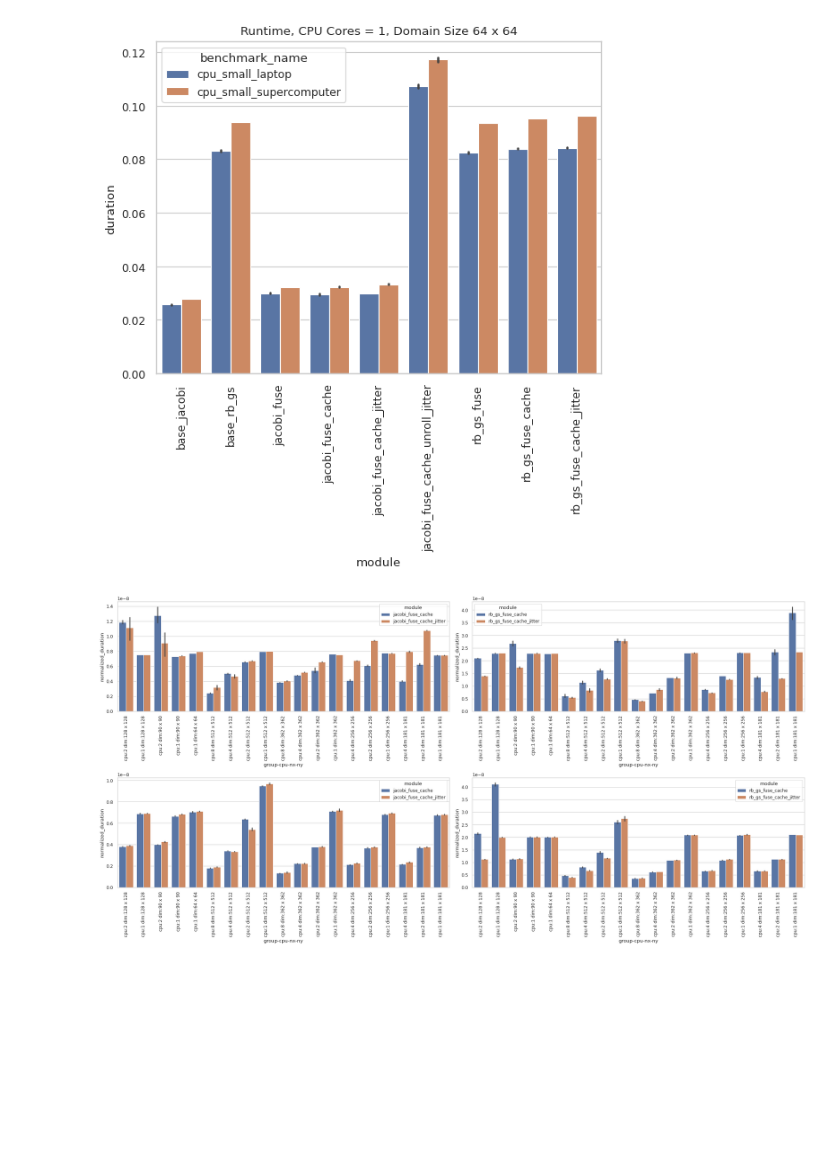
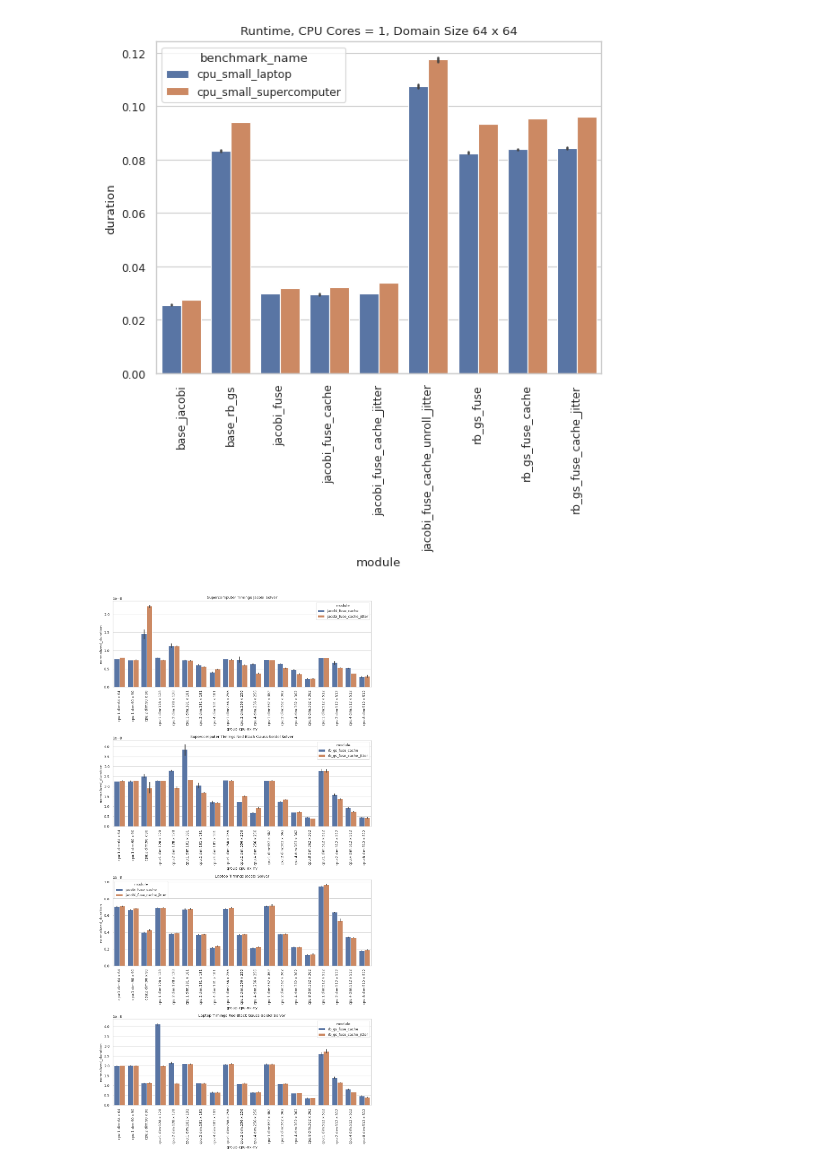
Before and after one commit to MarcelFerrari/Pyroclast, a Jupyter notebook: scripts/thesis/thesis_plots.ipynb, the cells around one changed output. Cells and saved outputs as stored; diff of their text form; code cells hidden in the pictures; blank space fills up the shorter version.

Commit message:
+ Added graphics for gpu computation + New benchmarks on the cluster with numactl + Sorting the values in the jitter, no jitter variant + Aligning the plots vertically

```diff
--- a/scripts/thesis/thesis_plots.ipynb
+++ b/scripts/thesis/thesis_plots.ipynb
@@ -212,13 +255,13 @@ with sns.axes_style("whitegrid"):
 from benchmark import results_processing as rp
 
 laptop_cache = [
-    "/home/alisot2000/Documents/02_ETH/Bachelor_Thesis/Pyroclast/scripts/thesis/benchmark_results_copy/caching_new/laptop/pcbm_20251127-210820_KZLN37DcdxasRrNFAXuIFlAfd7JsxbDXD7iXi0hPxdA=.json",
-    "/home/alisot2000/Documents/02_ETH/Bachelor_Thesis/Pyroclast/scripts/thesis/benchmark_results_copy/caching_new/laptop/pcbm_20251128-053237_txfW8CXpowin3L_35_o13fiI52bn0j620XVdmi3qTek=.json"
+    "/home/alisot2000/Documents/02_ETH/Bachelor_Thesis/Pyroclast/scripts/thesis/benchmark_results_copy/caching_1/laptop/pcbm_20251127-210820_KZLN37DcdxasRrNFAXuIFlAfd7JsxbDXD7iXi0hPxdA=.json",
+    "/home/alisot2000/Documents/02_ETH/Bachelor_Thesis/Pyroclast/scripts/thesis/benchmark_results_copy/caching_1/laptop/pcbm_20251128-053237_txfW8CXpowin3L_35_o13fiI52bn0j620XVdmi3qTek=.json"
 ]
 
 supercomputer_cache = [
-    "/home/alisot2000/Documents/02_ETH/Bachelor_Thesis/Pyroclast/scripts/thesis/benchmark_results_copy/caching_new/piora/pcbm_20251127-144737_jyUj7KY1q_dp-POLlhXbcuq4x3oCcgoYnbH0zbWd7gk=.json",
-    "/home/alisot2000/Documents/02_ETH/Bachelor_Thesis/Pyroclast/scripts/thesis/benchmark_results_copy/caching_new/piora/pcbm_20251127-204632_JlFhB5nK2w5HZx-pWIhcDndJgiSmMeJ6_DIthOGaBL8=.json"
+    "/home/alisot2000/Documents/02_ETH/Bachelor_Thesis/Pyroclast/scripts/thesis/benchmark_results_copy/caching_1/piora/pcbm_20251127-144737_jyUj7KY1q_dp-POLlhXbcuq4x3oCcgoYnbH0zbWd7gk=.json",
+    "/home/alisot2000/Documents/02_ETH/Bachelor_Thesis/Pyroclast/scripts/thesis/benchmark_results_copy/caching_1/piora/pcbm_20251127-204632_JlFhB5nK2w5HZx-pWIhcDndJgiSmMeJ6_DIthOGaBL8=.json"
 ]
 
 laptop_caches = pd.concat(list(map(lambda p : rp.create_dataframe(rp.load_benchmark_run(p)), laptop_cache)), ignore_index=True)
@@ -375,34 +418,41 @@ with sns.axes_style("whitegrid"):
 [figure]
 # %%
 jitter_set_jacobi = joint_df[joint_df["module"].isin(["jacobi_fuse_cache", "jacobi_fuse_cache_jitter"])]
-j_jacobi_sc = jitter_set_jacobi[jitter_set_jacobi["benchmark_name"].isin(["cpu_small_supercomputer", "cpu_medium_supercomputer"])].dropna(subset=["normalized_duration", "duration"])
+j_jacobi_sc = jitter_set_jacobi[jitter_set_jacobi["benchmark_name"].isin(["cpu_small_supercomputer", "cpu_medium_supercomputer"])].dropna(subset=["normalized_duration", "duration"]).sort_values(["nx", "ny", "cpu_count"])
 
 jitter_set_rbgs = joint_df[joint_df["module"].isin(["rb_gs_fuse_cache", "rb_gs_fuse_cache_jitter"])]
-j_rbgs_sc = jitter_set_rbgs[jitter_set_rbgs["benchmark_name"].isin(["cpu_small_supercomputer", "cpu_medium_supercomputer"])].dropna(subset=["normalized_duration", "duration"])
+j_rbgs_sc = jitter_set_rbgs[jitter_set_rbgs["benchmark_name"].isin(["cpu_small_supercomputer", "cpu_medium_supercomputer"])].dropna(subset=["normalized_duration", "duration"]).sort_values(["nx", "ny", "cpu_count"])
 
 jitter_set_jacobi = joint_df[joint_df["module"].isin(["jacobi_fuse_cache", "jacobi_fuse_cache_jitter"])]
-j_jacobi_lt = jitter_set_jacobi[jitter_set_jacobi["benchmark_name"].isin(["cpu_small_laptop", "cpu_medium_laptop"])].dropna(subset=["normalized_duration", "duration"])
+j_jacobi_lt = jitter_set_jacobi[jitter_set_jacobi["benchmark_name"].isin(["cpu_small_laptop", "cpu_medium_laptop"])].dropna(subset=["normalized_duration", "duration"]).sort_values(["nx", "ny", "cpu_count"])
 
 jitter_set_rbgs = joint_df[joint_df["module"].isin(["rb_gs_fuse_cache", "rb_gs_fuse_cache_jitter"])]
-j_rbgs_lt = jitter_set_rbgs[jitter_set_rbgs["benchmark_name"].isin(["cpu_small_laptop", "cpu_medium_laptop"])].dropna(subset=["normalized_duration", "duration"])
+j_rbgs_lt = jitter_set_rbgs[jitter_set_rbgs["benchmark_name"].isin(["cpu_small_laptop", "cpu_medium_laptop"])].dropna(subset=["normalized_duration", "duration"]).sort_values(["nx", "ny", "cpu_count"])
 
 with sns.axes_style("whitegrid"):
-    fig, ax = plt.subplots(2, 2, figsize=(20, 10))
+    fig, ax = plt.subplots(4, 1, figsize=(10, 20))
+
+    # TODO idea: add ratio: jitter / not jitter and make heatmap plot underneath the bar plots
 
     # ax = plt.axes()
-    ax[0, 0].tick_params(axis='x', rotation=90)
-    sns.barplot(data=j_jacobi_sc, x="group-cpu-nx-ny", y="normalized_duration", hue="module", ax=ax[0, 0])
+    ax[0].tick_params(axis='x', rotation=90)
+    ax[0].set_title('Supercomputer Timings Jacobi Solver')
+    sns.barplot(data=j_jacobi_sc, x="group-cpu-nx-ny", y="normalized_duration", hue="module", ax=ax[0])
 
-    ax[0, 1].tick_params(axis='x', rotation=90)
-    sns.barplot(data=j_rbgs_sc, x="group-cpu-nx-ny", y="normalized_duration", hue="module", ax=ax[0, 1])
+    ax[1].tick_params(axis='x', rotation=90)
+    ax[1].set_title('Supercomputer Timings Red-Black Gauss-Seidel Solver')
+    sns.barplot(data=j_rbgs_sc, x="group-cpu-nx-ny", y="normalized_duration", hue="module", ax=ax[1])
 
-    ax[1, 0].tick_params(axis='x', rotation=90)
-    sns.barplot(data=j_jacobi_lt, x="group-cpu-nx-ny", y="normalized_duration", hue="module", ax=ax[1, 0])
+    ax[2].tick_params(axis='x', rotation=90)
+    ax[2].set_title('Laptop Timings Jacobi Solver')
+    sns.barplot(data=j_jacobi_lt, x="group-cpu-nx-ny", y="normalized_duration", hue="module", ax=ax[2])
 
-    ax[1, 1].tick_params(axis='x', rotation=90)
-    sns.barplot(data=j_rbgs_lt, x="group-cpu-nx-ny", y="normalized_duration", hue="module", ax=ax[1, 1])
+    ax[3].tick_params(axis='x', rotation=90)
+    ax[3].set_title('Laptop Timings Red-Black Gauss-Seidel Solver')
+    sns.barplot(data=j_rbgs_lt, x="group-cpu-nx-ny", y="normalized_duration", hue="module", ax=ax[3])
 
     plt.tight_layout()
     plt.show()
+    write_fig("07_jitter_timings", fig)
 # %% [output]
-[figure, old version]
+[figure, new version]
```
Also changed, not shown: parts of 2 cells of this notebook.
